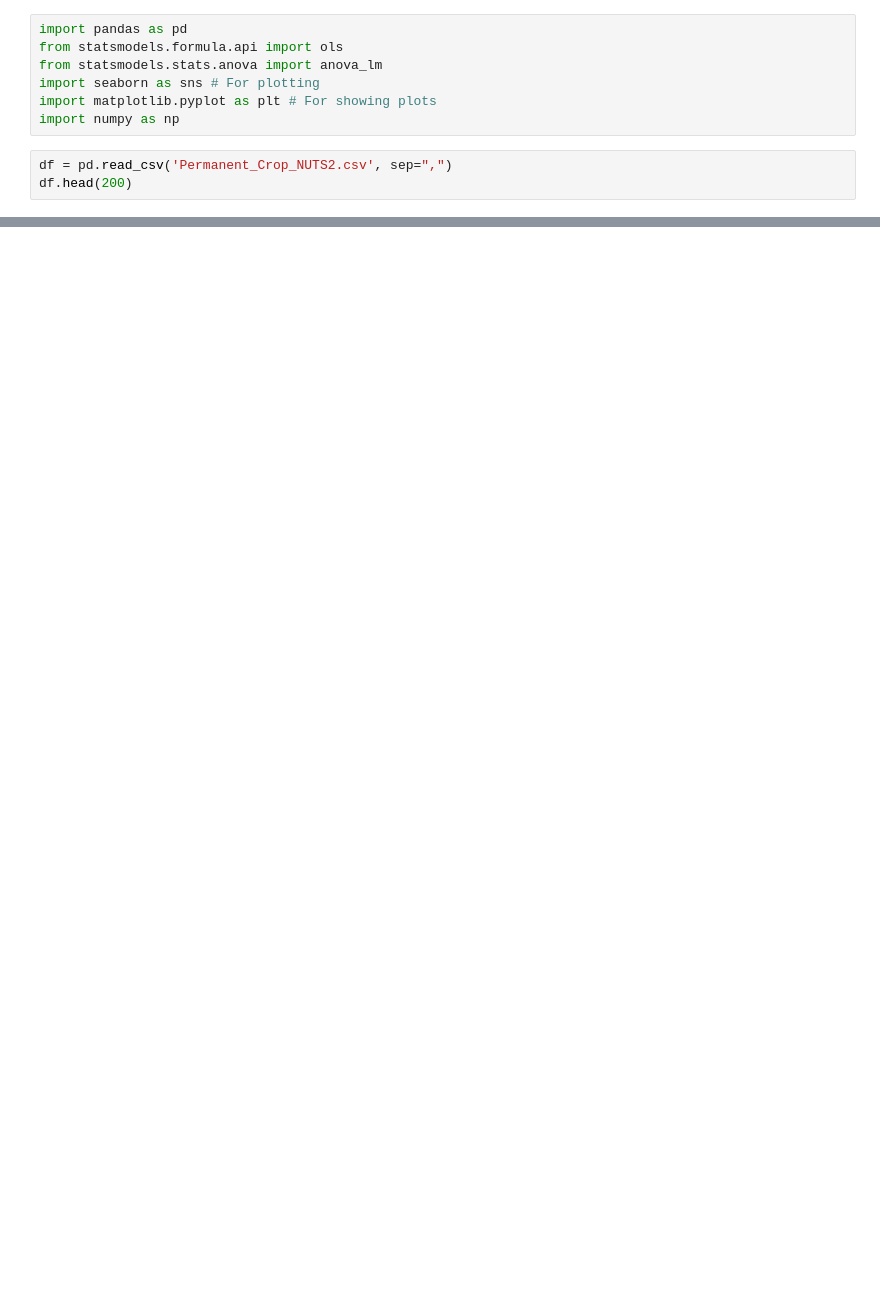
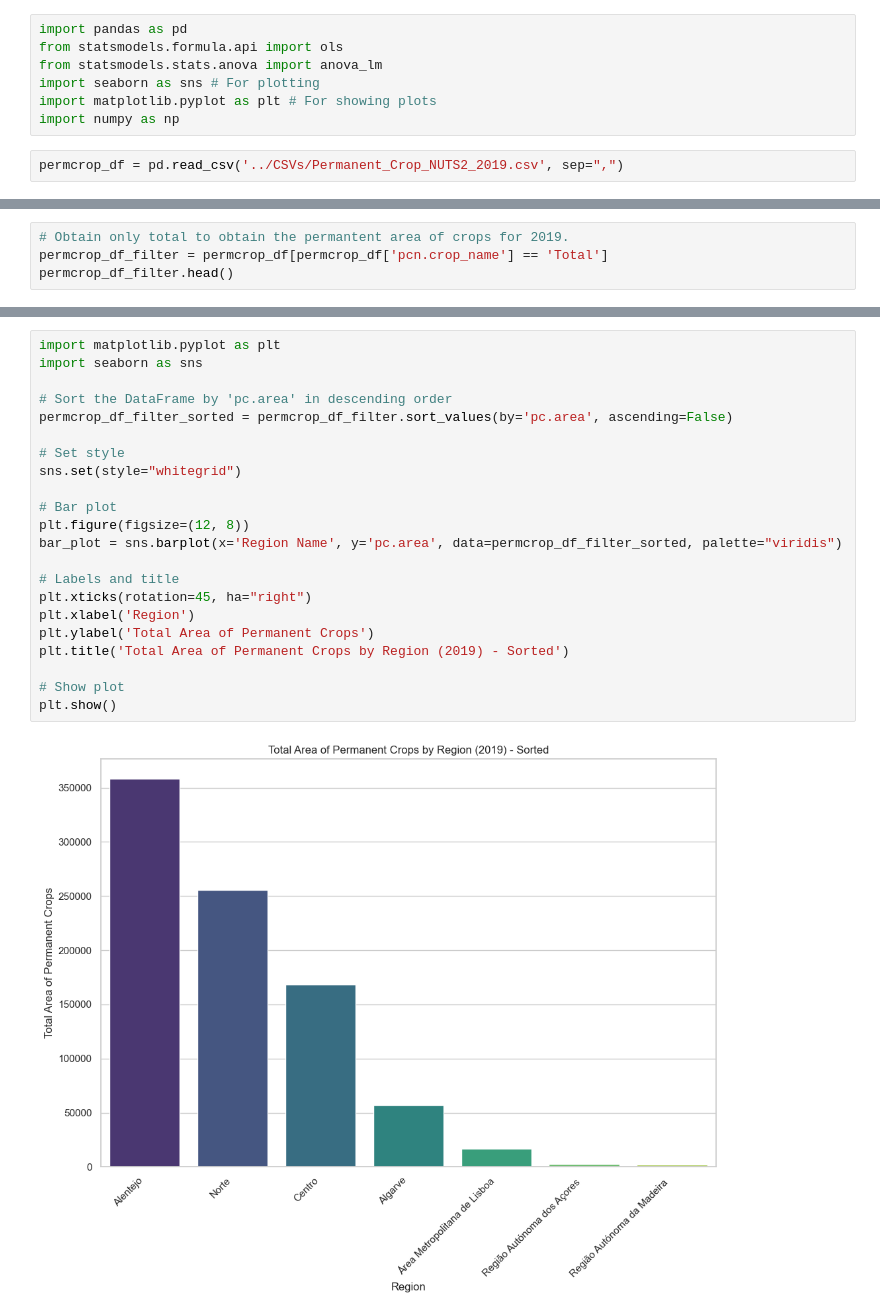
Before and after one commit to domwelsh/avcad_final, a Jupyter notebook: Codes/Code_permanet_crops.ipynb, the cells around one changed output, grey strips where cells are left out. Cells and saved outputs as stored; diff of their text form; blank space fills up the shorter version.

```diff
--- a/Codes/Code_permanet_crops.ipynb
+++ b/Codes/Code_permanet_crops.ipynb
@@ -6,5 +6,4 @@ import seaborn as sns # For plotting
 import matplotlib.pyplot as plt # For showing plots
 import numpy as np
 # %%
-df = pd.read_csv('Permanent_Crop_NUTS2.csv', sep=",")
-df.head(200)
+permcrop_df = pd.read_csv('../CSVs/Permanent_Crop_NUTS2_2019.csv', sep=",")
@@ -127,0 +32,4 @@ plt.show()
+# %%
+# Obtain only total to obtain the permantent area of crops for 2019.
+permcrop_df_filter = permcrop_df[permcrop_df['pcn.crop_name'] == 'Total']
+permcrop_df_filter.head()
@@ -127,0 +43,24 @@ plt.show()
+# %%
+import matplotlib.pyplot as plt
+import seaborn as sns
+
+# Sort the DataFrame by 'pc.area' in descending order
+permcrop_df_filter_sorted = permcrop_df_filter.sort_values(by='pc.area', ascending=False)
+
+# Set style
+sns.set(style="whitegrid")
+
+# Bar plot
+plt.figure(figsize=(12, 8))
+bar_plot = sns.barplot(x='Region Name', y='pc.area', data=permcrop_df_filter_sorted, palette="viridis")
+
+# Labels and title
+plt.xticks(rotation=45, ha="right")
+plt.xlabel('Region')
+plt.ylabel('Total Area of Permanent Crops')
+plt.title('Total Area of Permanent Crops by Region (2019) - Sorted')
+
+# Show plot
+plt.show()
+# %% [output]
+[figure, added]
```
Also changed, not shown: parts of 11 cells of this notebook.
